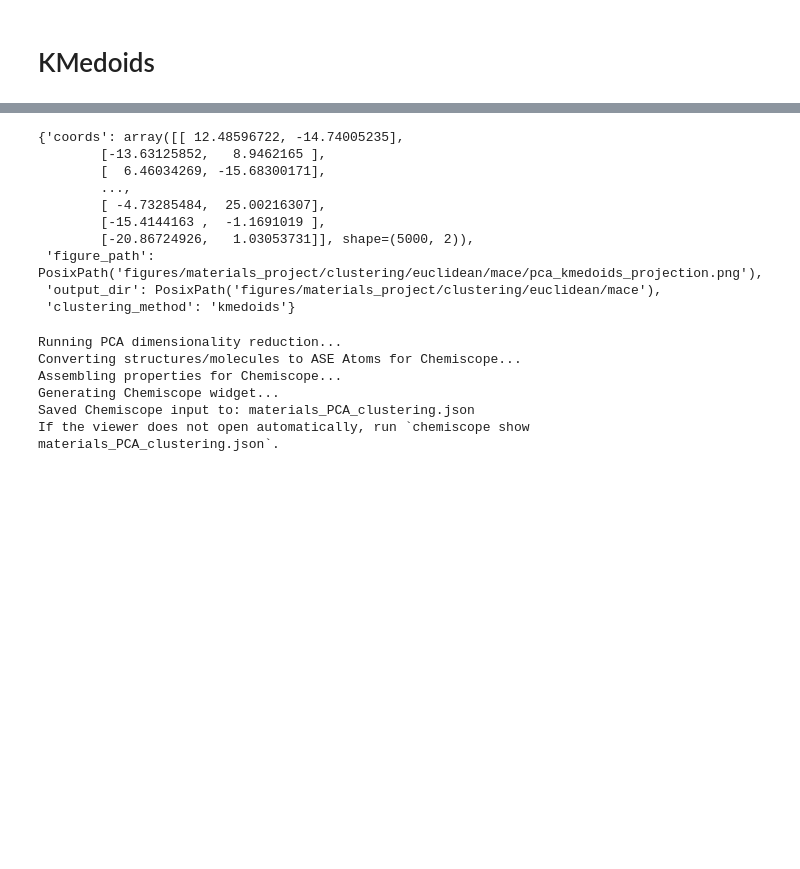
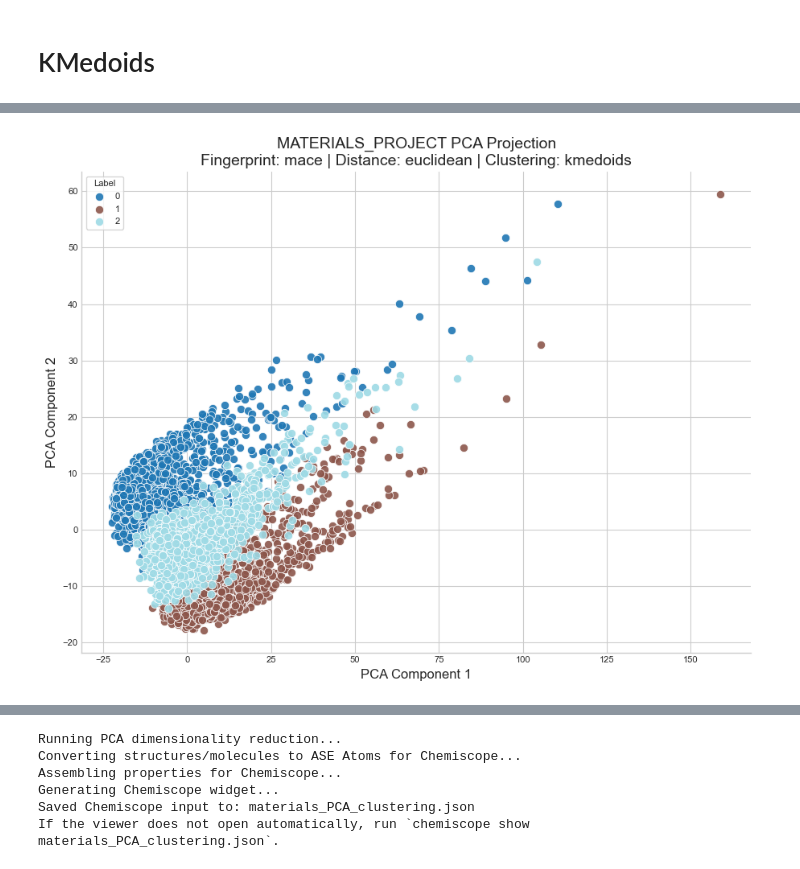
Before and after one commit to karlfindhansen/Non-Euclidean-Distances-in-Molecular-Representation, a Jupyter notebook: notebooks/Materials Project/clustering/euclidean/descriptors/mace.ipynb, the cells around one changed output, grey strips where cells are left out. Drawn from its saved outputs; the diff is of its cells as text; code cells hidden in the pictures; blank space fills up the shorter version.

```diff
--- a/notebooks/Materials Project/clustering/euclidean/descriptors/mace.ipynb
+++ b/notebooks/Materials Project/clustering/euclidean/descriptors/mace.ipynb
@@ -126,12 +120,13 @@ shape: (3, 32)
 └───────────┴───────┴─────────────┴─────────────────┴───────────────────────────┴──────────┴─────────┴────────┴────────┴─────────┴─────────┴─────────┴─────────┴──────────┴───────────┴───────────────── ...
 # %%
-plot_distance_matrix_projection(
+_=plot_distance_matrix_projection(
     dist_matrix=dist_matrix,
     fingerprint="mace",
     distance_metric="euclidean",
     projection_method="PCA",
     dataset_name="materials_project",
     labels=labels_km,
     clustering_method="kmedoids"
 )
 # %% [output]
+[figure, added]
@@ -139,13 +134,3 @@ plot_distance_matrix_projection(
-{'coords': array([[ 12.48596722, -14.74005235],
-        [-13.63125852,   8.9462165 ],
-        [  6.46034269, -15.68300171],
-        ...,
-        [ -4.73285484,  25.00216307],
-        [-15.4144163 ,  -1.1691019 ],
-        [-20.86724926,   1.03053731]], shape=(5000, 2)),
- 'figure_path': PosixPath('figures/materials_project/clustering/euclidean/mace/pca_kmedoids_projection.png'),
- 'output_dir': PosixPath('figures/materials_project/clustering/euclidean/mace'),
- 'clustering_method': 'kmedoids'}
 # %%
 create_chemiscope_viewer(df, dist_matrix, labels_km, 'PCA')
 # %% [output]
```
Also changed, not shown: parts of 19 cells of this notebook, 18 other files.
